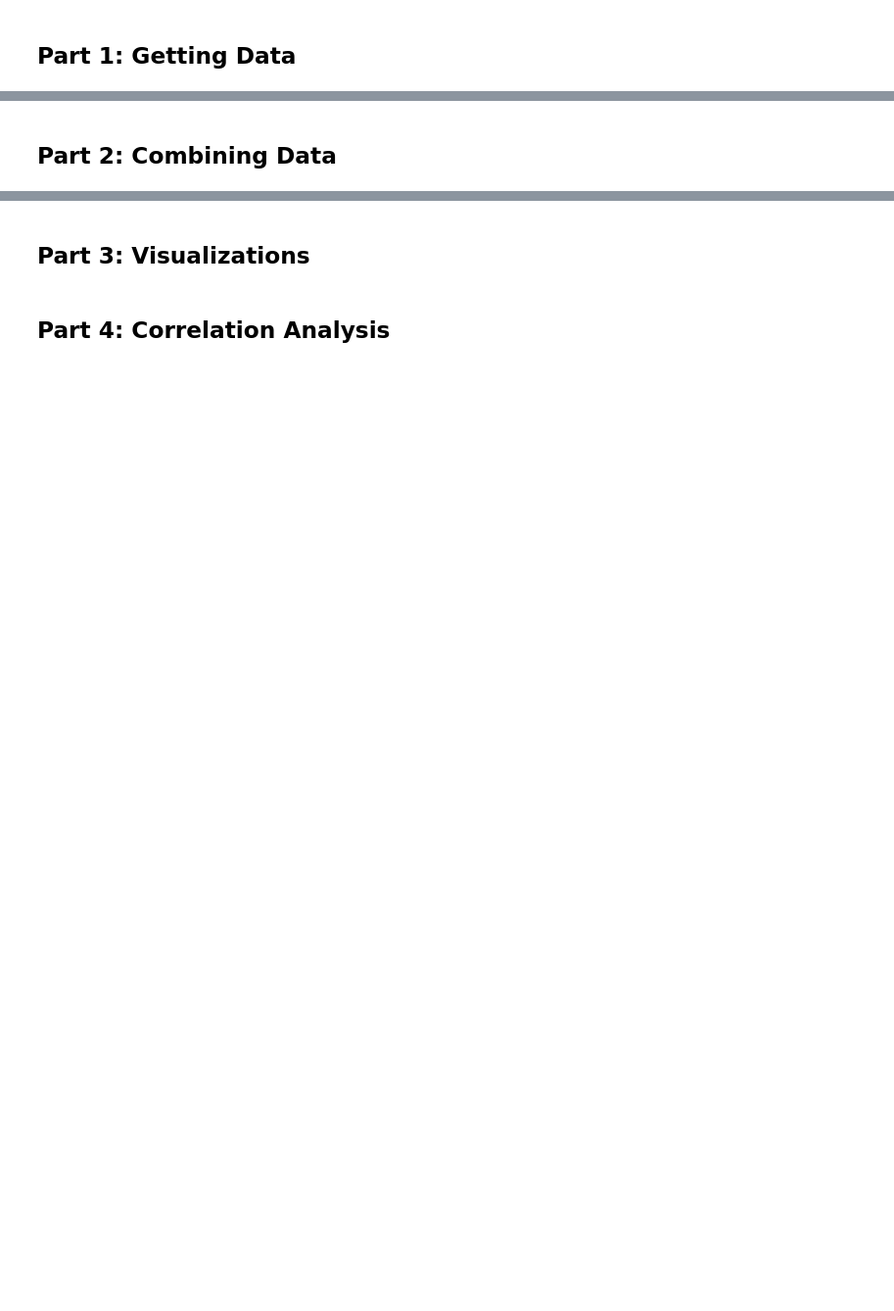
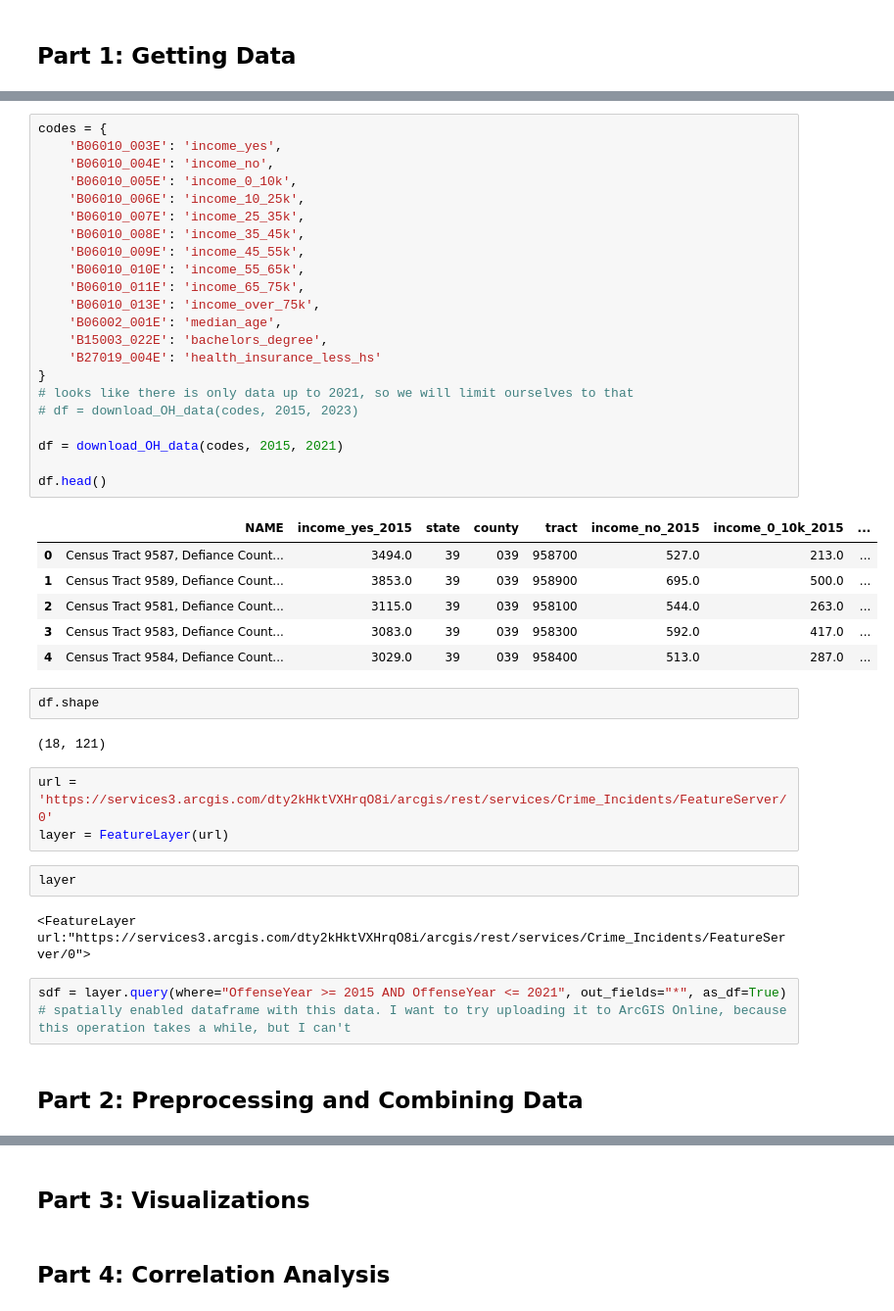
Before and after one commit to Neniflight/crime_forecast_in_cleveland, a Jupyter notebook: notebook.ipynb, the cells around one changed output, grey strips where cells are left out. Shown: that part at 98% size. Saved outputs shown, nothing was run; the diff lists cells and outputs as text; blank space fills up the shorter version.

```diff
--- a/notebook.ipynb
+++ b/notebook.ipynb
@@ -13,2 +100,45 @@ Finish up to step 4 by Thursday
+# %%
+codes = {
+    'B06010_003E': 'income_yes',
+    'B06010_004E': 'income_no',
+    'B06010_005E': 'income_0_10k',
+    'B06010_006E': 'income_10_25k',
+    'B06010_007E': 'income_25_35k',
+    'B06010_008E': 'income_35_45k',
+    'B06010_009E': 'income_45_55k',
+    'B06010_010E': 'income_55_65k',
+    'B06010_011E': 'income_65_75k',
+    'B06010_013E': 'income_over_75k',
+    'B06002_001E': 'median_age',
+    'B15003_022E': 'bachelors_degree',
+    'B27019_004E': 'health_insurance_less_hs'
+}
+# looks like there is only data up to 2021, so we will limit ourselves to that
+# df = download_OH_data(codes, 2015, 2023)
+
+df = download_OH_data(codes, 2015, 2021)
+
+df.head()
+# %% [output]
+|  | NAME | income_yes_2015 | state | county | tract | income_no_2015 | income_0_10k_2015 | ... |
+| 0 | Census Tract 9587, Defiance Count... | 3494.0 | 39 | 039 | 958700 | 527.0 | 213.0 | ... |
+| 1 | Census Tract 9589, Defiance Count... | 3853.0 | 39 | 039 | 958900 | 695.0 | 500.0 | ... |
+| 2 | Census Tract 9581, Defiance Count... | 3115.0 | 39 | 039 | 958100 | 544.0 | 263.0 | ... |
+| 3 | Census Tract 9583, Defiance Count... | 3083.0 | 39 | 039 | 958300 | 592.0 | 417.0 | ... |
+| 4 | Census Tract 9584, Defiance Count... | 3029.0 | 39 | 039 | 958400 | 513.0 | 287.0 | ... |
+# %%
+df.shape
+# %% [output]
+(18, 121)
+# %%
+url = 'https://services3.arcgis.com/dty2kHktVXHrqO8i/arcgis/rest/services/Crime_Incidents/FeatureServer/0'
+layer = FeatureLayer(url)
+# %%
+layer
+# %% [output]
+<FeatureLayer url:"https://services3.arcgis.com/dty2kHktVXHrqO8i/arcgis/rest/services/Crime_Incidents/FeatureServer/0">
+# %%
+sdf = layer.query(where="OffenseYear >= 2015 AND OffenseYear <= 2021", out_fields="*", as_df=True)
+# spatially enabled dataframe with this data. I want to try uploading it to ArcGIS Online, because this operation takes a while, but I can't
 # %% [markdown]
-## Part 2: Combining Data
+## Part 2: Preprocessing and Combining Data
```
Also changed, not shown: parts of 11 cells of this notebook.
